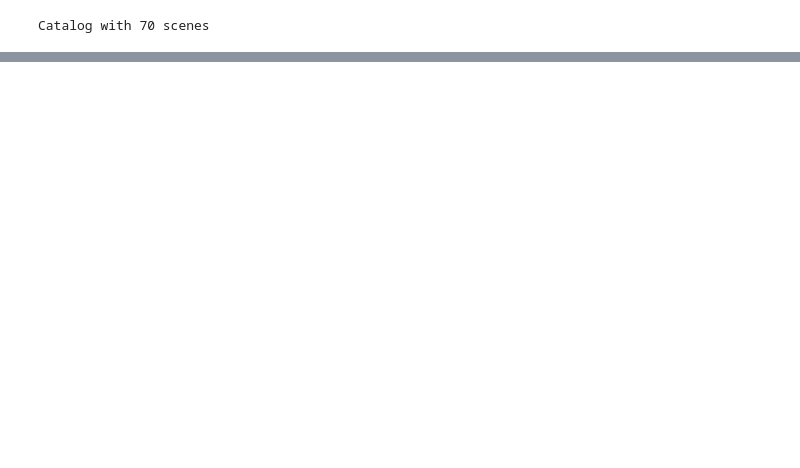
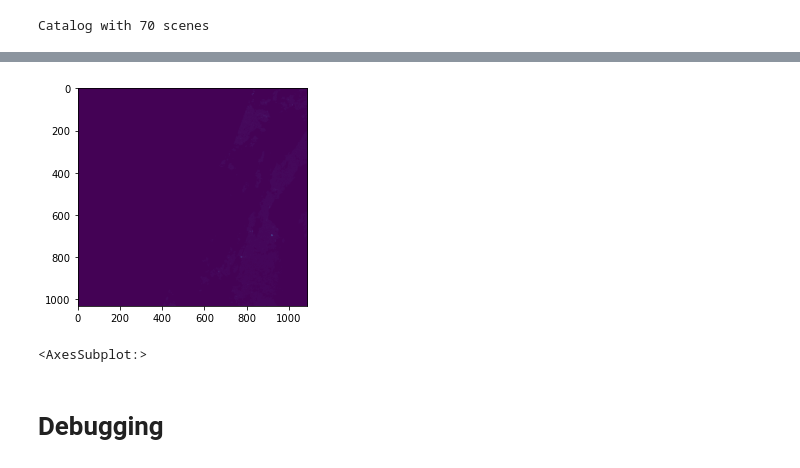
Before and after one commit to andresfchamorro/LEN_STAC, a Jupyter notebook: notebooks/Test_Catalog.ipynb, the cells around one changed output, grey strips where cells are left out. Saved outputs shown, nothing was run; the diff lists cells and outputs as text; code cells hidden in the pictures; blank space fills up the shorter version.

```diff
--- a/notebooks/Test_Catalog.ipynb
+++ b/notebooks/Test_Catalog.ipynb
@@ -95,0 +225,9 @@ cat_aoi_filter.scenes.head()
+# %%
+good_data = np.isin(inFlag_data, good_flags)
+good_rad = inRad_data * good_data
+show(good_rad)
+# %% [output]
+[figure, added]
+<AxesSubplot:>
+# %% [markdown]
+# Debugging
```
Also changed, not shown: parts of 21 cells of this notebook, 5 other files.
